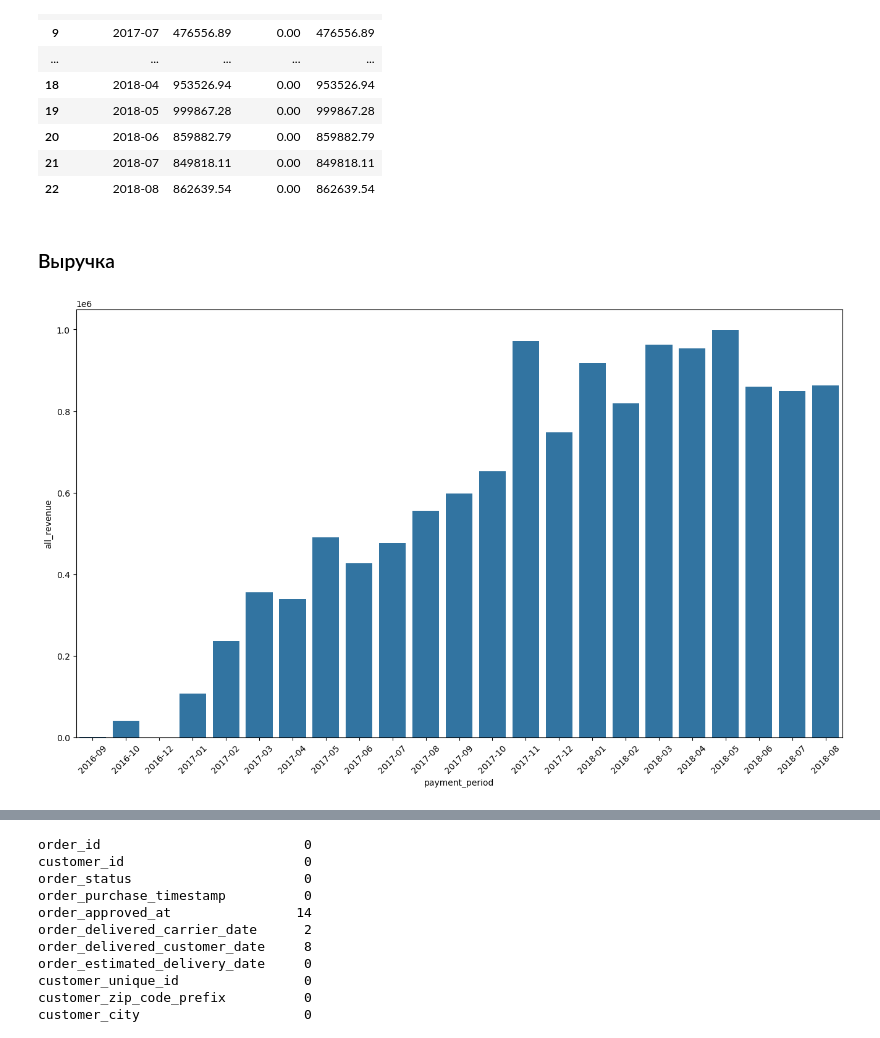
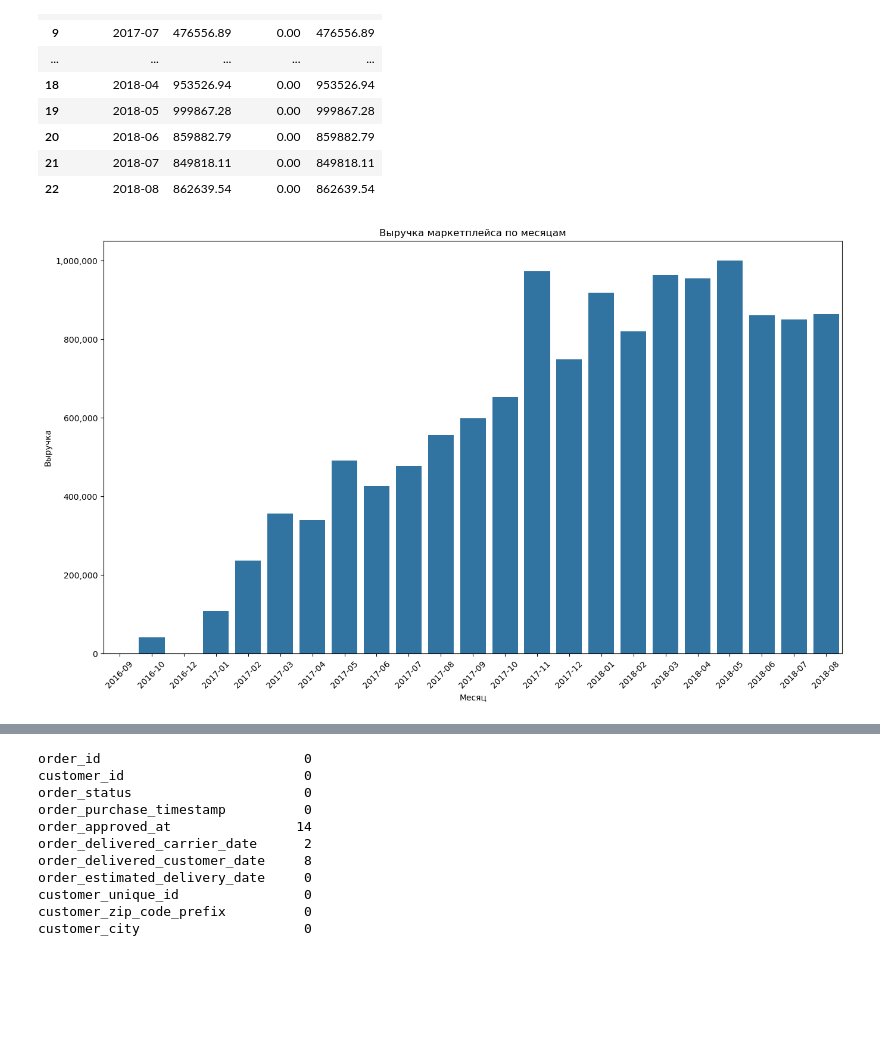
Before and after one commit to elizawetav/marketplace, a Jupyter notebook: marketplace_brazil.ipynb, the cells around one changed output, grey strips where cells are left out. Drawn from its saved outputs; the diff is of its cells as text; code cells hidden in the pictures; blank space fills up the shorter version.

```diff
--- a/marketplace_brazil.ipynb
+++ b/marketplace_brazil.ipynb
@@ -330,15 +319,18 @@ revenue
 | 20 | 2018-06 | 859882.79 | 0.00 | 859882.79 |
 | 21 | 2018-07 | 849818.11 | 0.00 | 849818.11 |
 | 22 | 2018-08 | 862639.54 | 0.00 | 862639.54 |
-# %%
-revenue['payment_period'] = revenue['payment_period'].astype(str)
-# %% [markdown]
-### Выручка
 # %%
-# рисуем график выручки
+# Рисуем график выручки
 plt.figure(figsize=(16, 9))
 sns.barplot(data=revenue, x ='payment_period', y ='all_revenue')
+plt.title('Выручка маркетплейса по месяцам')
+plt.xlabel('Месяц')
+plt.ylabel('Выручка')
 plt.xticks(rotation=45)
+plt.ticklabel_format(style='plain', axis='y') # Отключаем экспоненциальную запись по оси y
+# добавим разделители тысяч для удобства
+ax = plt.gca()
+ax.yaxis.set_major_formatter(ticker.StrMethodFormatter('{x:,.0f}'))
 plt.show()
 # %% [output]
-[figure, old version]
+[figure, new version]
```
Also changed, not shown: parts of 35 cells of this notebook.
